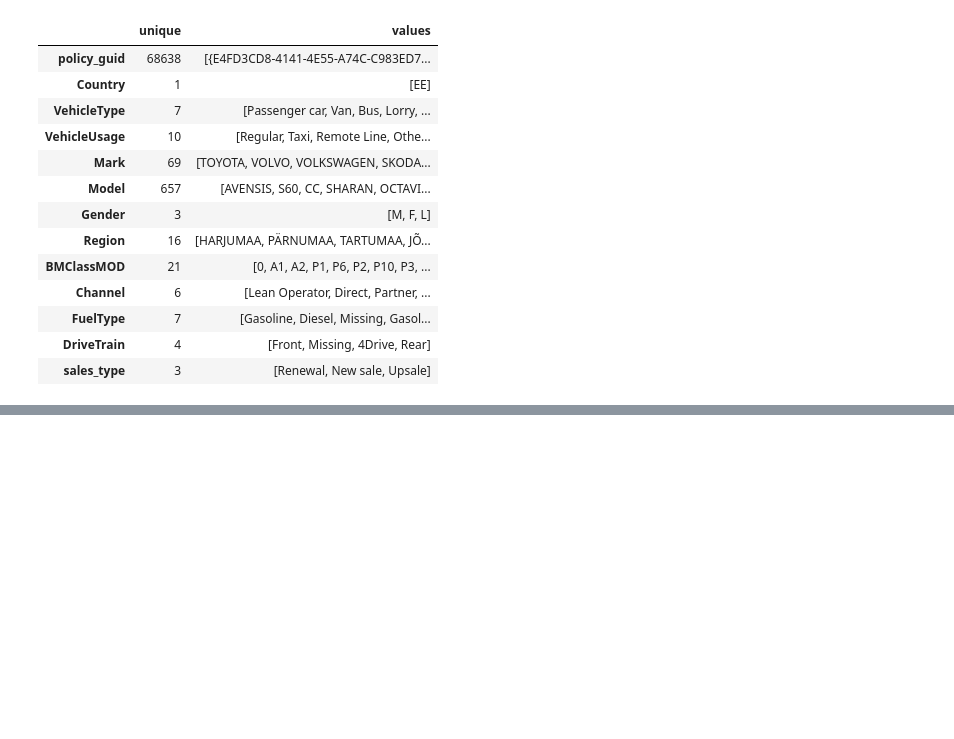
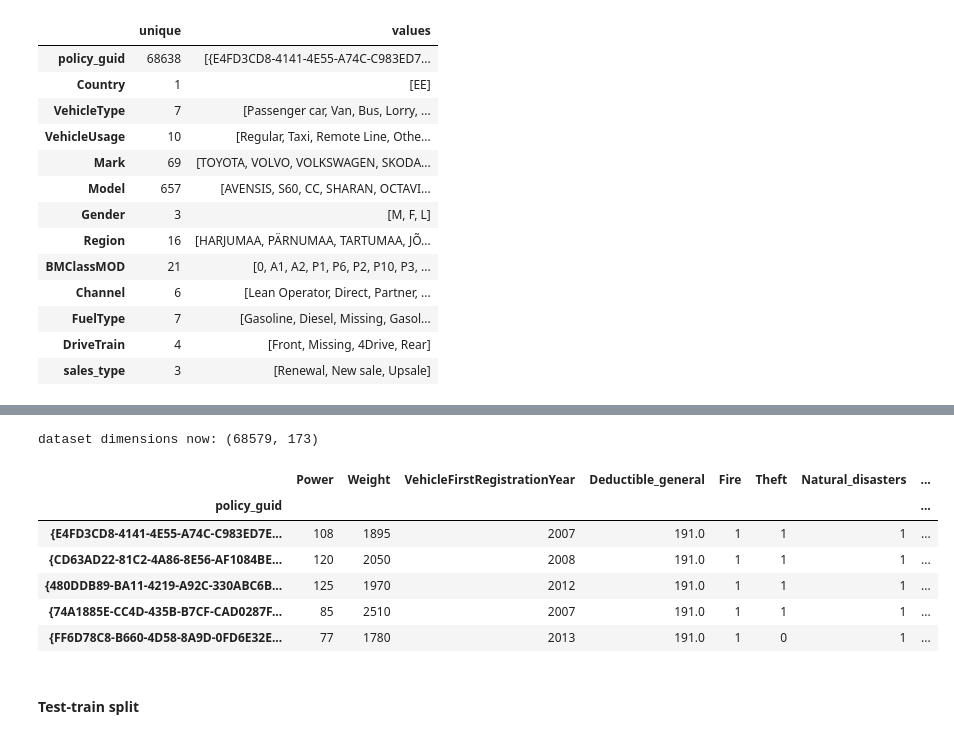
Before and after one commit to IwanVonNeumann/DataScienceTask_01, a Jupyter notebook: LatePayments.ipynb, the cells around one changed output, grey strips where cells are left out. Drawn from its saved outputs; the diff is of its cells as text; code cells hidden in the pictures; blank space fills up the shorter version.

```diff
--- a/LatePayments.ipynb
+++ b/LatePayments.ipynb
@@ -113,0 +315,34 @@ invoice_df.head()
+# %%
+# this was not done previously
+df = add_dummies(df, column="Mark", prefix="Mark", drop_first=True)
+# %%
+# LogisticRegression fitting works pretty slow, so we will do some simplifications:
+
+# 1. make problem binary
+df["late_count"] = df["late_count"].astype(bool).astype(int)
+
+# 2. drop "Model" field to get rid of 600+ one-hot features
+df.drop(labels=["Model"], axis=1, inplace=True)
+# %%
+print("dataset dimensions now: {}".format(df.shape))
+# %% [output]
+dataset dimensions now: (68579, 173)
+# %%
+def set_target_last(df, target):
+    cols = df.columns.values.tolist()[:]
+    cols.remove(target)
+    return df[cols + [target]]
+# %%
+df = set_target_last(df, target="late_count")
+# %%
+df.head()
+# %% [output]
+|  | Power | Weight | VehicleFirstRegistrationYear | Deductible_general | Fire | Theft | Natural_disasters | ... |
+| policy_guid |  |  |  |  |  |  |  | ... |
+| {E4FD3CD8-4141-4E55-A74C-C983ED7E... | 108 | 1895 | 2007 | 191.0 | 1 | 1 | 1 | ... |
+| {CD63AD22-81C2-4A86-8E56-AF1084BE... | 120 | 2050 | 2008 | 191.0 | 1 | 1 | 1 | ... |
+| {480DDB89-BA11-4219-A92C-330ABC6B... | 125 | 1970 | 2012 | 191.0 | 1 | 1 | 1 | ... |
+| {74A1885E-CC4D-435B-B7CF-CAD0287F... | 85 | 2510 | 2007 | 191.0 | 1 | 1 | 1 | ... |
+| {FF6D78C8-B660-4D58-8A9D-0FD6E32E... | 77 | 1780 | 2013 | 191.0 | 1 | 0 | 1 | ... |
+# %% [markdown]
+#### Test-train split
```
Also changed, not shown: parts of 92 cells of this notebook.
